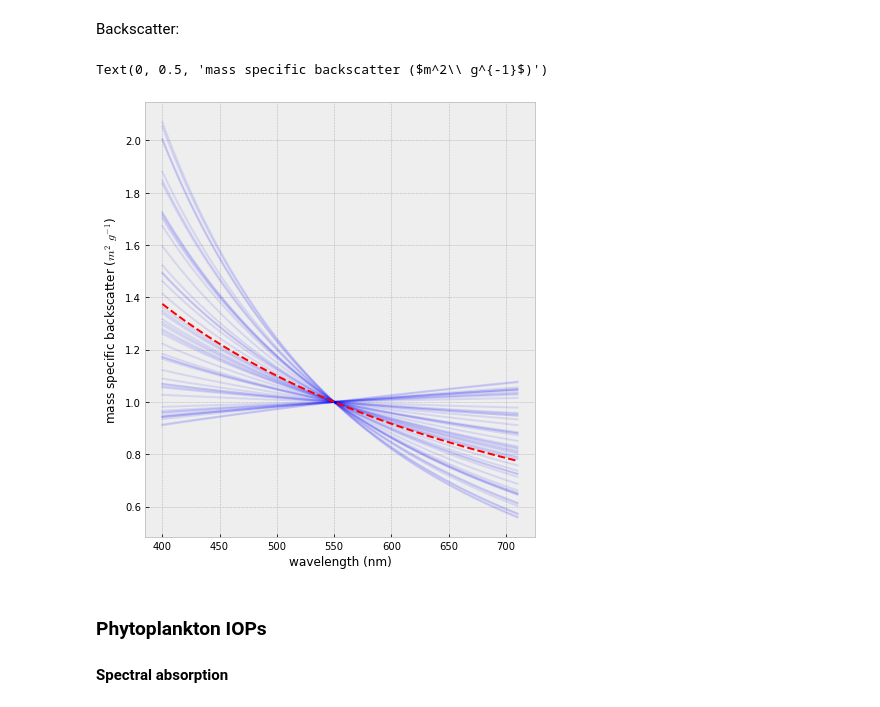
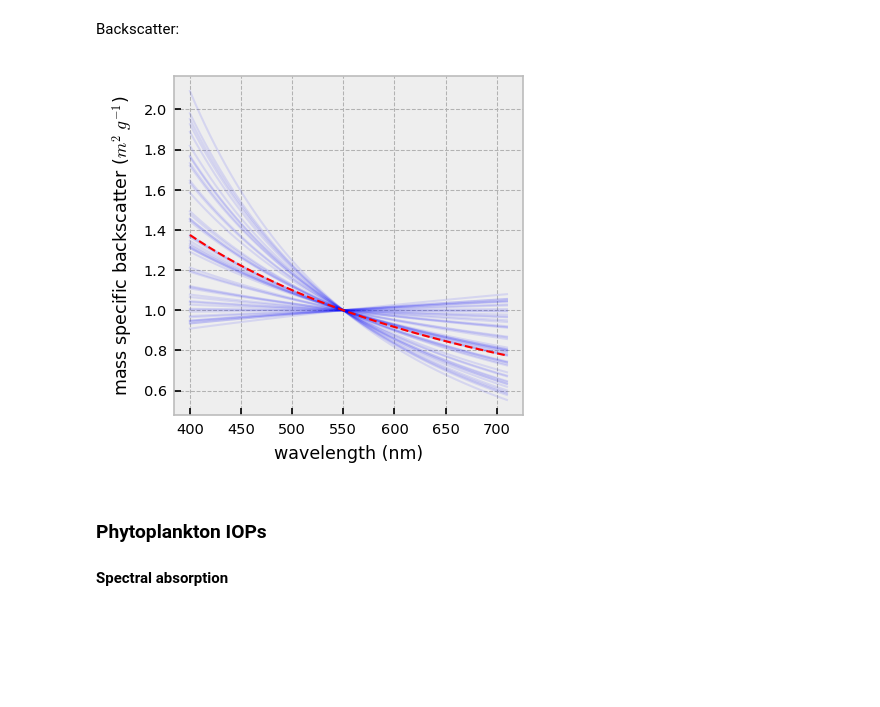
Before and after one commit to tadz-io/hydropt, a Jupyter notebook: notebooks/0.4-hyperspectral_iop_dataset.ipynb, the cells around one changed output. Saved outputs shown, nothing was run; the diff lists cells and outputs as text; code cells hidden in the pictures; blank space fills up the shorter version.

```diff
--- a/notebooks/0.4-hyperspectral_iop_dataset.ipynb
+++ b/notebooks/0.4-hyperspectral_iop_dataset.ipynb
@@ -9,7 +9,11 @@ import xarray as xr
 # %%
 plt.style.use('bmh')
 plt.rcParams['figure.figsize'] = (8,4)
+plt.rcParams.update({'font.size': 7})
+plt.rcParams.update({"font.family": "DejaVu Sans"})
 cstyles = [i['color'] for i in plt.style.library['ggplot']['axes.prop_cycle']]
+# from inches to cm
+cm = 1/2.54
 # %%
 wbands_hs = np.arange(400,711, 5)
 # %% [markdown]
@@ -91,17 +97,18 @@ bbdm = lambda chl: bbdm_550(chl)*bbdm_s(chl)
 bbdm_2 = lambda adm_440, chl: bbdm_550(chl)*(550/wbands_hs)
 # %%
 bbdm_star = np.array([bbdm_s(i) for i in np.logspace(-2,2)])
-plt.figure(figsize=(7,8))
-plt.plot(wbands_hs, bbdm_star.T, color='blue', alpha=.1)
+plt.figure(figsize=(3,3), dpi=150)
+plt.plot(wbands_hs, bbdm_star.T, color='blue', alpha=.1, linewidth=1)
 # assuming that parameter n2=1
-plt.plot(wbands_hs, (550/wbands_hs), color='red', linestyle='--')
+plt.plot(wbands_hs, (550/wbands_hs), color='red', linestyle='--', linewidth=1)
 # mean of all samples
 #plt.plot(wbands_hs, bbdm_star.mean(axis=0), color='green', linestyle='--')
 plt.xlabel('wavelength (nm)')
 plt.ylabel('mass specific backscatter ($m^2\ g^{-1}$)')
+
+plt.savefig('dm_backscatter.svg', format='svg')
 # %% [output]
-Text(0, 0.5, 'mass specific backscatter ($m^2\\ g^{-1}$)')
-[figure, old version]
+[figure, new version]
 # %% [markdown]
 ### Phytoplankton IOPs
 
```
Also changed, not shown: parts of 7 cells of this notebook, 5 other files.
